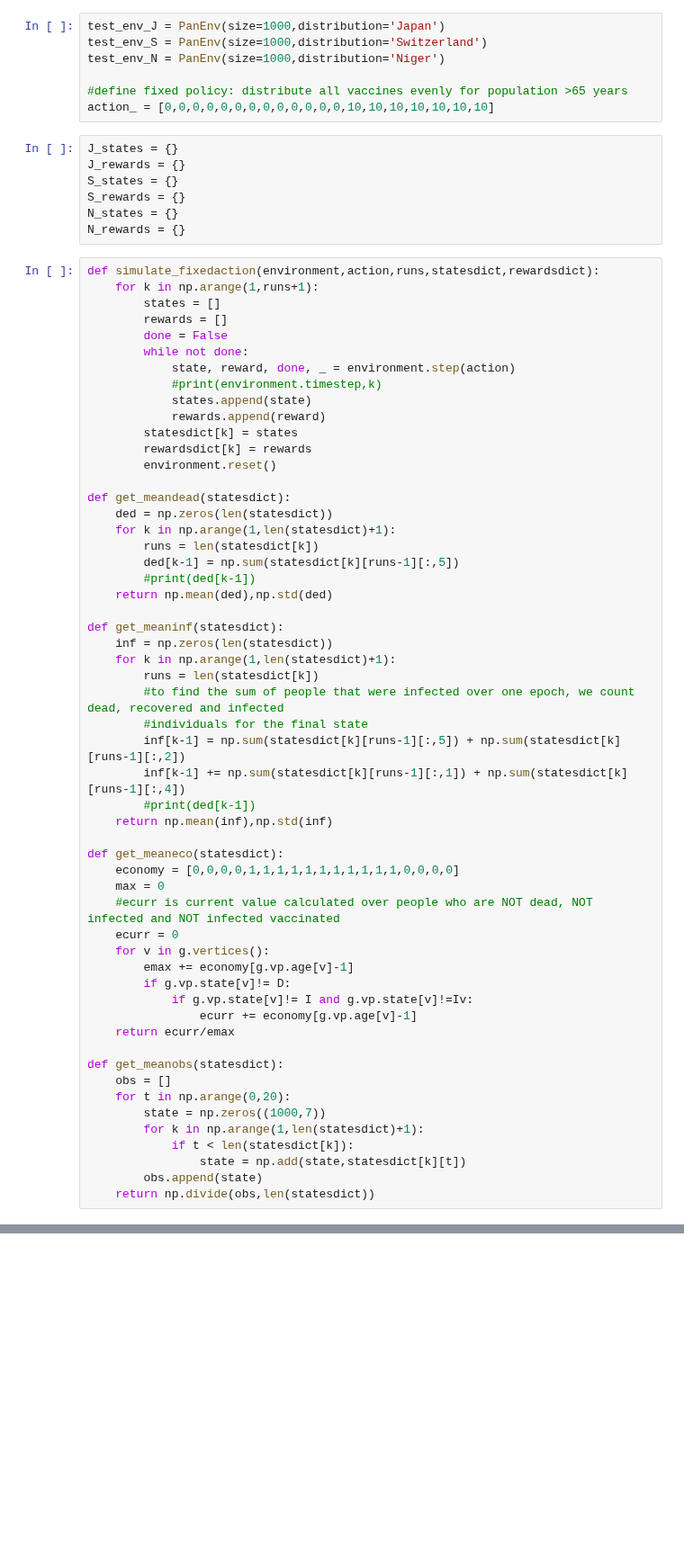
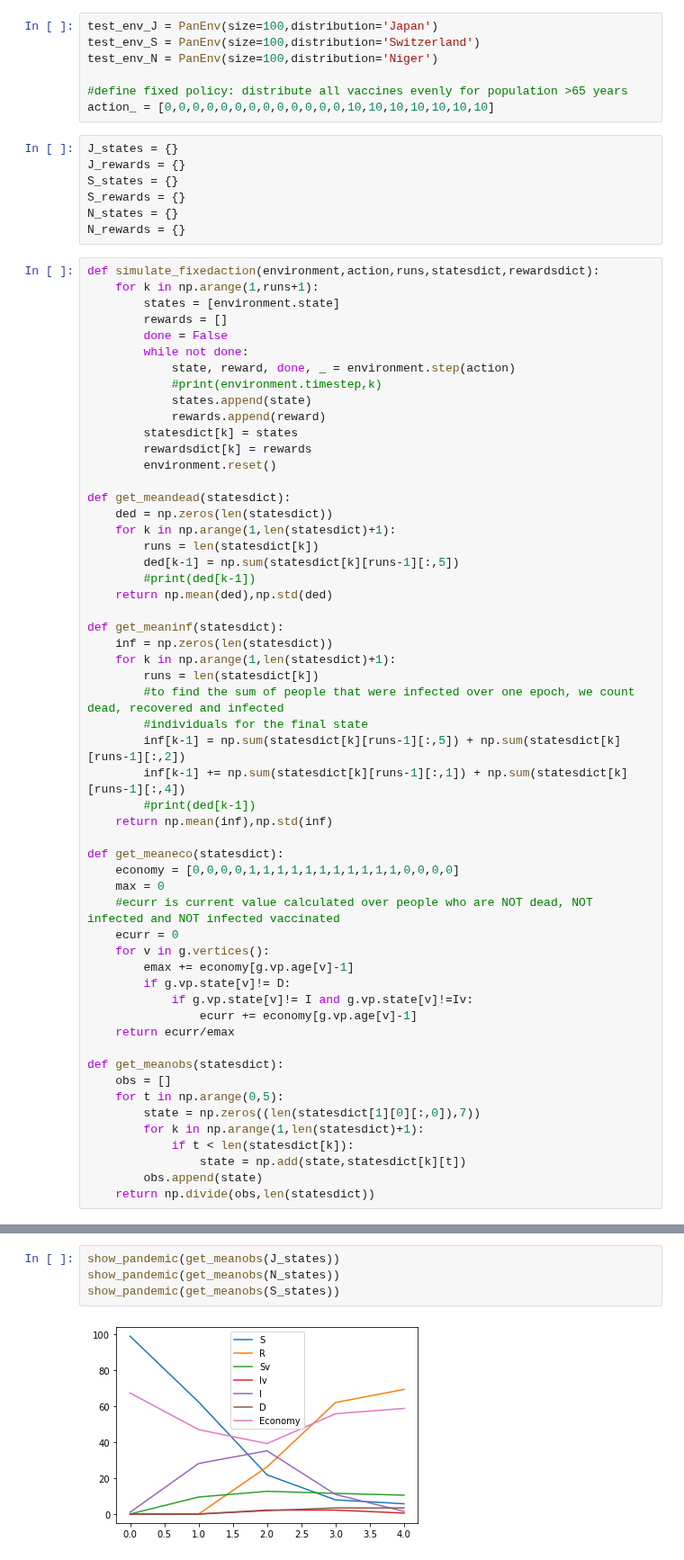
Before and after one commit to Aramatos/PandemicModel, a Jupyter notebook: RL test.ipynb, the cells around one changed output, grey strips where cells are left out. Shown at 90% size. Saved outputs shown, nothing was run; the diff lists cells and outputs as text; blank space fills up the shorter version.

```diff
--- a/RL test.ipynb
+++ b/RL test.ipynb
@@ -278,9 +278,9 @@ show_actions(action_storage)
 # %% [markdown]
 # Modelling with fixed policy, no RL:
 # %%
-test_env_J = PanEnv(size=1000,distribution='Japan')
-test_env_S = PanEnv(size=1000,distribution='Switzerland')
-test_env_N = PanEnv(size=1000,distribution='Niger')
+test_env_J = PanEnv(size=100,distribution='Japan')
+test_env_S = PanEnv(size=100,distribution='Switzerland')
+test_env_N = PanEnv(size=100,distribution='Niger')
 
 #define fixed policy: distribute all vaccines evenly for population >65 years
 action_ = [0,0,0,0,0,0,0,0,0,0,0,0,0,10,10,10,10,10,10,10]
@@ -294,7 +294,7 @@ N_rewards = {}
 # %%
 def simulate_fixedaction(environment,action,runs,statesdict,rewardsdict):
     for k in np.arange(1,runs+1):
-        states = []
+        states = [environment.state]
         rewards = []
         done = False
         while not done:
@@ -339,8 +339,8 @@ def get_meaneco(statesdict):
 
 def get_meanobs(statesdict):
     obs = []
-    for t in np.arange(0,20):
-        state = np.zeros((1000,7))
+    for t in np.arange(0,5):
+        state = np.zeros((len(statesdict[1][0][:,0]),7))
         for k in np.arange(1,len(statesdict)+1):
             if t < len(statesdict[k]):
                 state = np.add(state,statesdict[k][t])
@@ -420,0 +388,6 @@ print(f" Switzerland mean infected:{S_inf[0]:.2f} +/- {S_inf[1]:.2f}")
+# %%
+show_pandemic(get_meanobs(J_states))
+show_pandemic(get_meanobs(N_states))
+show_pandemic(get_meanobs(S_states))
+# %% [output]
+[figure, added]
```
Also changed, not shown: parts of 13 cells of this notebook, 1 other file.
